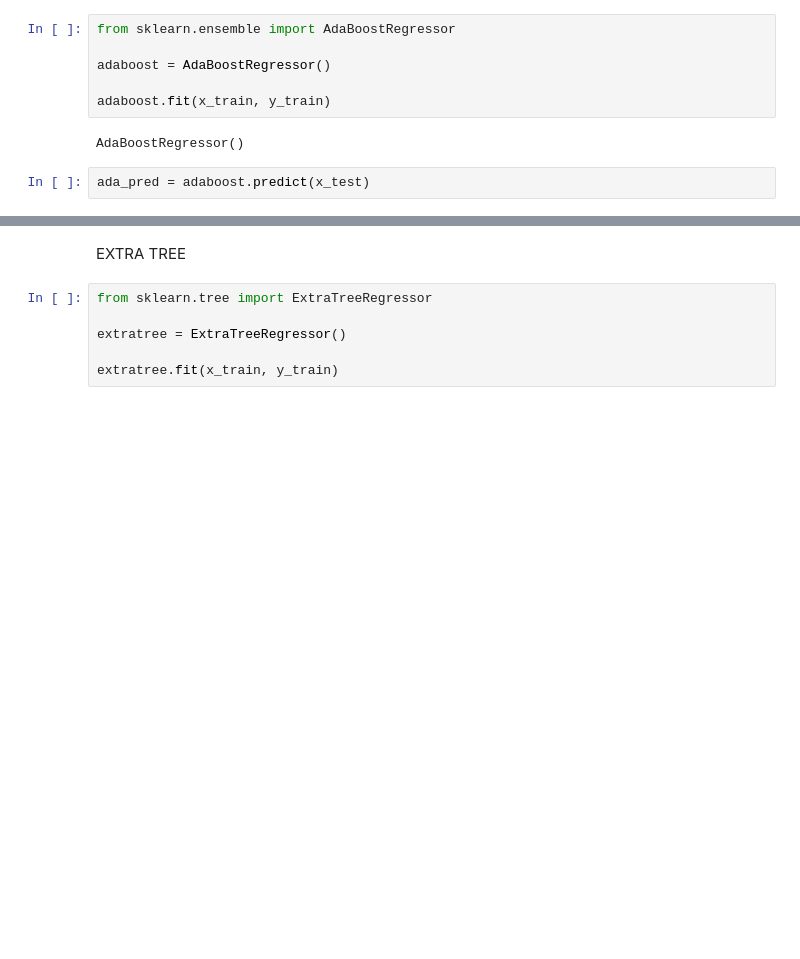
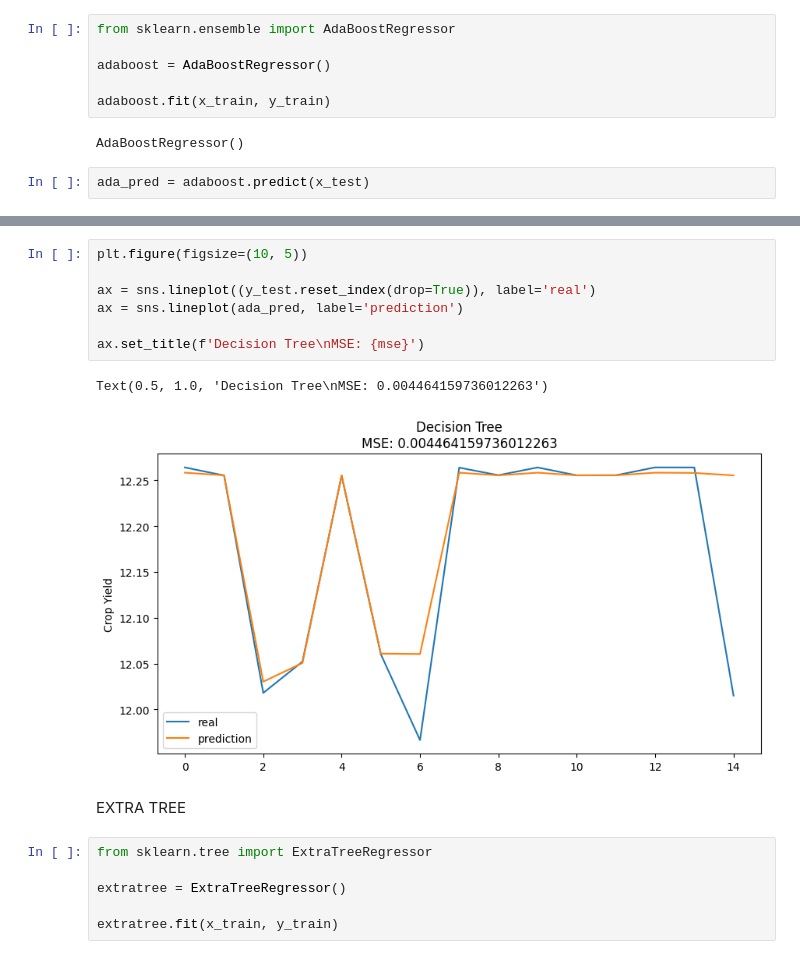
Before and after one commit to penggunaSendal/big_data_project_palmoil, a Jupyter notebook: palmforest_v3.ipynb, the cells around one changed output, grey strips where cells are left out. Drawn from its saved outputs; the diff is of its cells as text; blank space fills up the shorter version.

```diff
--- a/palmforest_v3.ipynb
+++ b/palmforest_v3.ipynb
@@ -545,3 +608,13 @@ metric_eval['AdaBoost'] = rmse
+# %%
+plt.figure(figsize=(10, 5))
+
+ax = sns.lineplot((y_test.reset_index(drop=True)), label='real')
+ax = sns.lineplot(ada_pred, label='prediction')
+
+ax.set_title(f'Decision Tree\nMSE: {mse}')
+# %% [output]
+Text(0.5, 1.0, 'Decision Tree\nMSE: 0.004464159736012263')
+[figure, added]
 # %% [markdown]
 EXTRA TREE
 # %%
```
Also changed, not shown: parts of 33 cells of this notebook.
